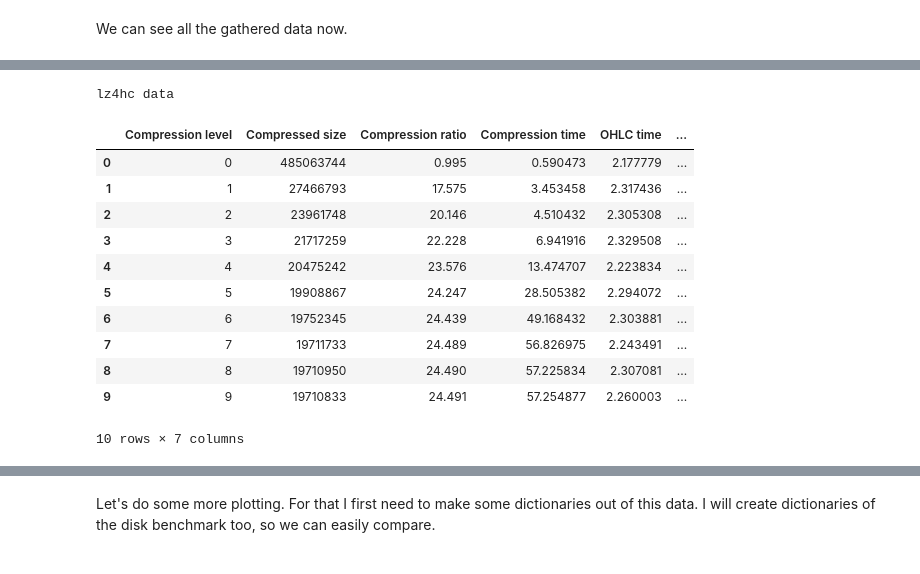
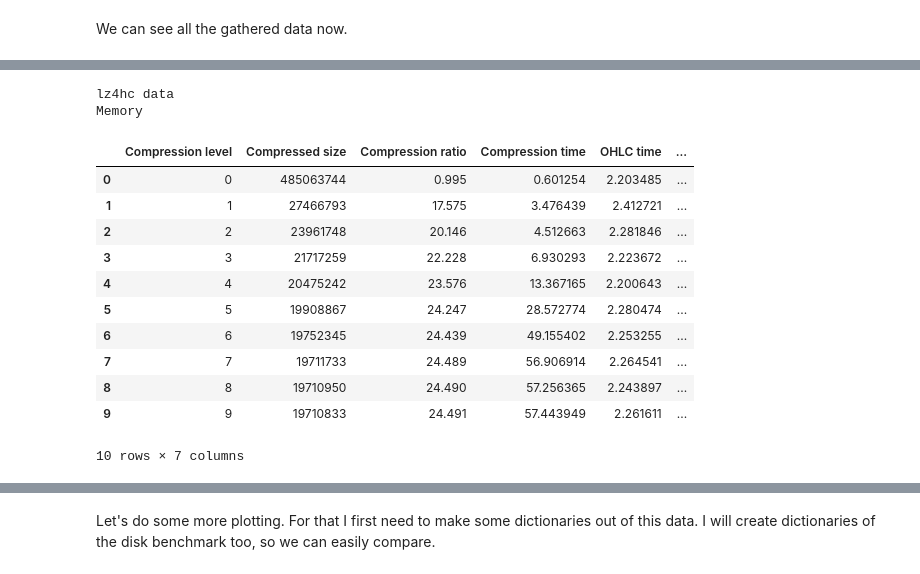
Before and after one commit to pablojimenezmateo/Big-Data, a Jupyter notebook: Disk vs Memory, btable.ipynb, the cells around one changed output, grey strips where cells are left out. Cells and saved outputs as stored; diff of their text form; code cells hidden in the pictures.

```diff
--- a/Disk vs Memory, btable.ipynb
+++ b/Disk vs Memory, btable.ipynb
@@ -187,18 +258,20 @@ lz4 data
 # %%
 print 'lz4hc data'
-df = pd.read_csv('csv/btablem_lz4hc.csv')
+print 'Memory'
+df = pd.read_csv('csv/bbtablem_lz4hc.csv')
 df
 # %% [output]
 lz4hc data
+Memory
 |  | Compression level | Compressed size | Compression ratio | Compression time | OHLC time | ... |
-| 0 | 0 | 485063744 | 0.995 | 0.590473 | 2.177779 | ... |
-| 1 | 1 | 27466793 | 17.575 | 3.453458 | 2.317436 | ... |
-| 2 | 2 | 23961748 | 20.146 | 4.510432 | 2.305308 | ... |
-| 3 | 3 | 21717259 | 22.228 | 6.941916 | 2.329508 | ... |
-| 4 | 4 | 20475242 | 23.576 | 13.474707 | 2.223834 | ... |
-| 5 | 5 | 19908867 | 24.247 | 28.505382 | 2.294072 | ... |
-| 6 | 6 | 19752345 | 24.439 | 49.168432 | 2.303881 | ... |
-| 7 | 7 | 19711733 | 24.489 | 56.826975 | 2.243491 | ... |
-| 8 | 8 | 19710950 | 24.490 | 57.225834 | 2.307081 | ... |
-| 9 | 9 | 19710833 | 24.491 | 57.254877 | 2.260003 | ... |
+| 0 | 0 | 485063744 | 0.995 | 0.601254 | 2.203485 | ... |
+| 1 | 1 | 27466793 | 17.575 | 3.476439 | 2.412721 | ... |
+| 2 | 2 | 23961748 | 20.146 | 4.512663 | 2.281846 | ... |
+| 3 | 3 | 21717259 | 22.228 | 6.930293 | 2.223672 | ... |
+| 4 | 4 | 20475242 | 23.576 | 13.367165 | 2.200643 | ... |
+| 5 | 5 | 19908867 | 24.247 | 28.572774 | 2.280474 | ... |
+| 6 | 6 | 19752345 | 24.439 | 49.155402 | 2.253255 | ... |
+| 7 | 7 | 19711733 | 24.489 | 56.906914 | 2.264541 | ... |
+| 8 | 8 | 19710950 | 24.490 | 57.256365 | 2.243897 | ... |
+| 9 | 9 | 19710833 | 24.491 | 57.443949 | 2.261611 | ... |
 10 rows × 7 columns
```
Also changed, not shown: parts of 31 cells of this notebook, 11 other files.
